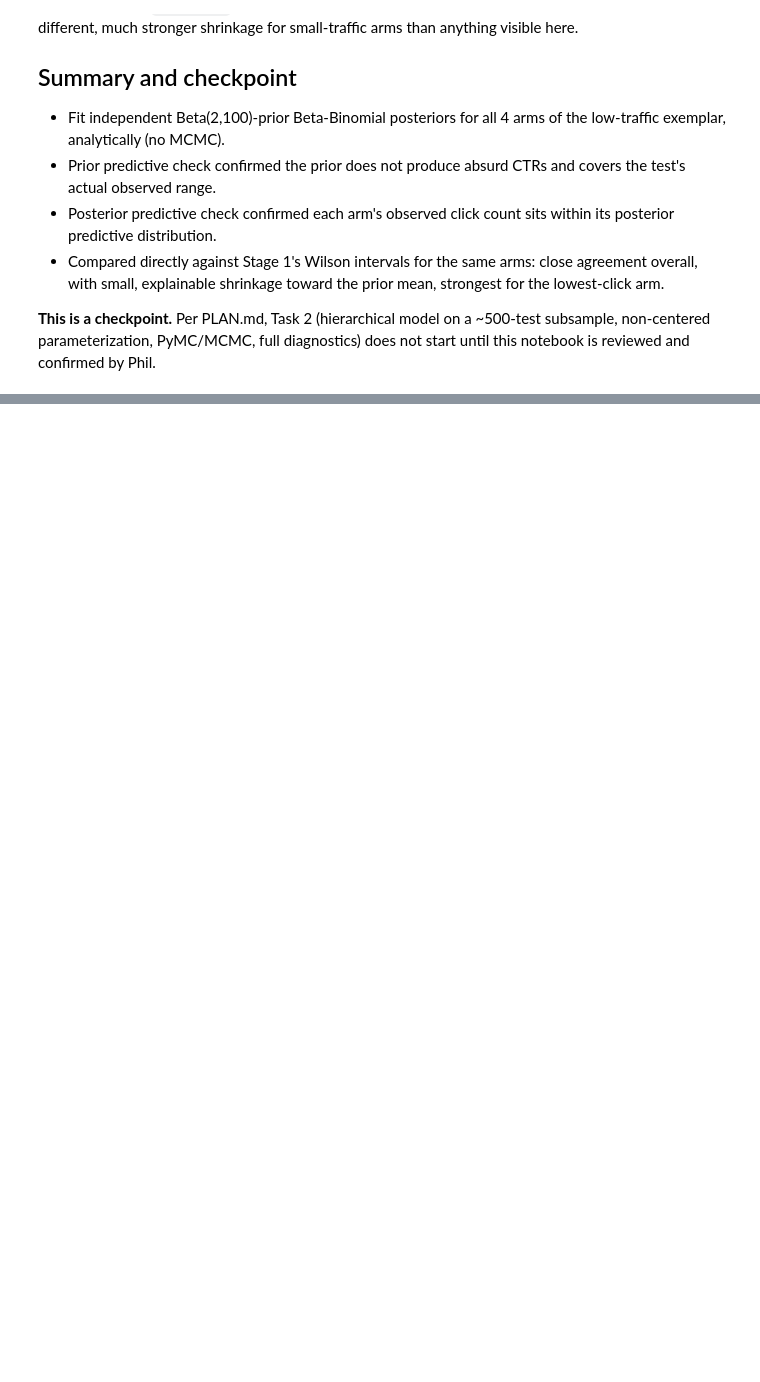
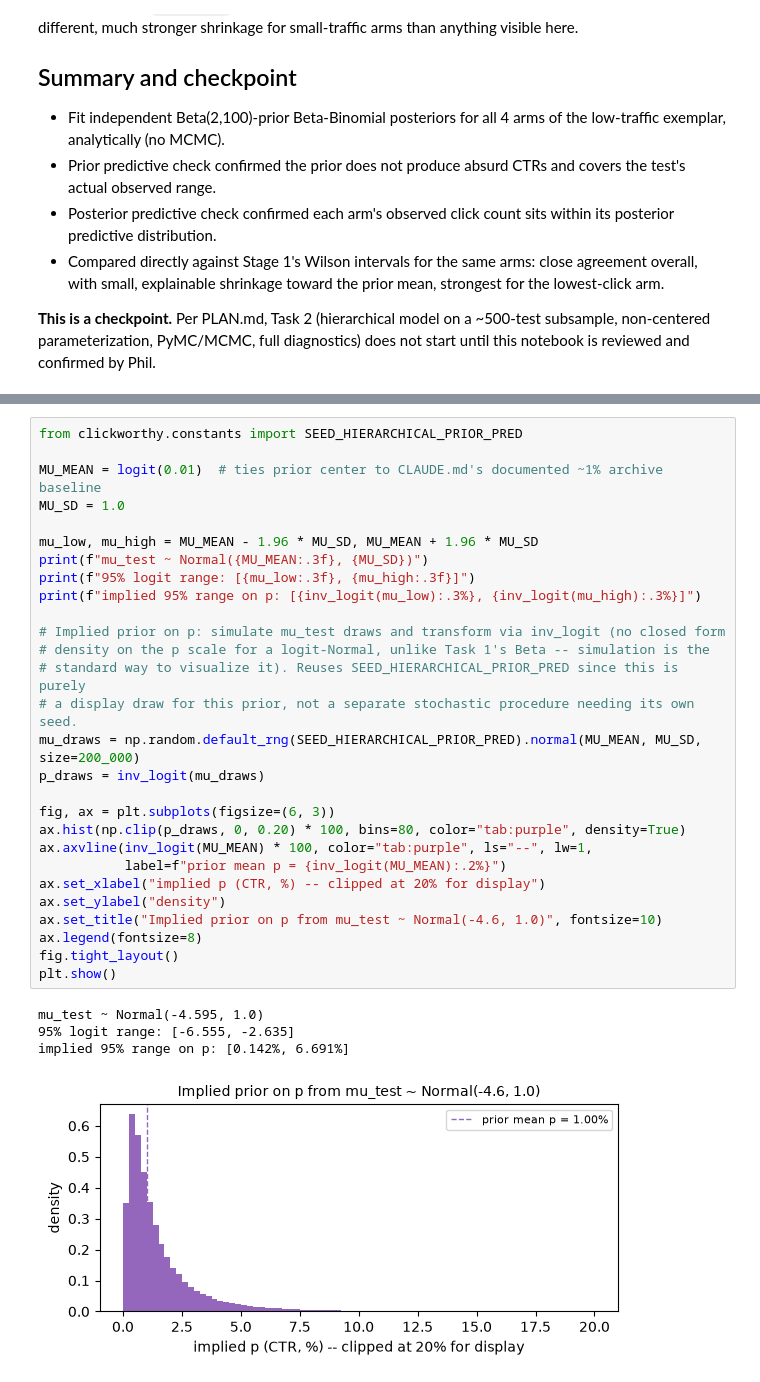
Before and after one commit to pmacias/clickworthy, a Jupyter notebook: notebooks/03_hierarchical_bayes.ipynb, the cells around one changed output, grey strips where cells are left out. Drawn from its saved outputs; the diff is of its cells as text; blank space fills up the shorter version.

```diff
--- a/notebooks/03_hierarchical_bayes.ipynb
+++ b/notebooks/03_hierarchical_bayes.ipynb
@@ -233,0 +464,33 @@ plt.show()
+# %%
+from clickworthy.constants import SEED_HIERARCHICAL_PRIOR_PRED
+
+MU_MEAN = logit(0.01)  # ties prior center to CLAUDE.md's documented ~1% archive baseline
+MU_SD = 1.0
+
+mu_low, mu_high = MU_MEAN - 1.96 * MU_SD, MU_MEAN + 1.96 * MU_SD
+print(f"mu_test ~ Normal({MU_MEAN:.3f}, {MU_SD})")
+print(f"95% logit range: [{mu_low:.3f}, {mu_high:.3f}]")
+print(f"implied 95% range on p: [{inv_logit(mu_low):.3%}, {inv_logit(mu_high):.3%}]")
+
+# Implied prior on p: simulate mu_test draws and transform via inv_logit (no closed form
+# density on the p scale for a logit-Normal, unlike Task 1's Beta -- simulation is the
+# standard way to visualize it). Reuses SEED_HIERARCHICAL_PRIOR_PRED since this is purely
+# a display draw for this prior, not a separate stochastic procedure needing its own seed.
+mu_draws = np.random.default_rng(SEED_HIERARCHICAL_PRIOR_PRED).normal(MU_MEAN, MU_SD, size=200_000)
+p_draws = inv_logit(mu_draws)
+
+fig, ax = plt.subplots(figsize=(6, 3))
+ax.hist(np.clip(p_draws, 0, 0.20) * 100, bins=80, color="tab:purple", density=True)
+ax.axvline(inv_logit(MU_MEAN) * 100, color="tab:purple", ls="--", lw=1,
+           label=f"prior mean p = {inv_logit(MU_MEAN):.2%}")
+ax.set_xlabel("implied p (CTR, %) -- clipped at 20% for display")
+ax.set_ylabel("density")
+ax.set_title("Implied prior on p from mu_test ~ Normal(-4.6, 1.0)", fontsize=10)
+ax.legend(fontsize=8)
+fig.tight_layout()
+plt.show()
+# %% [output]
+mu_test ~ Normal(-4.595, 1.0)
+95% logit range: [-6.555, -2.635]
+implied 95% range on p: [0.142%, 6.691%]
+[figure, added]
```
Also changed, not shown: parts of 31 cells of this notebook, 4 other files.
